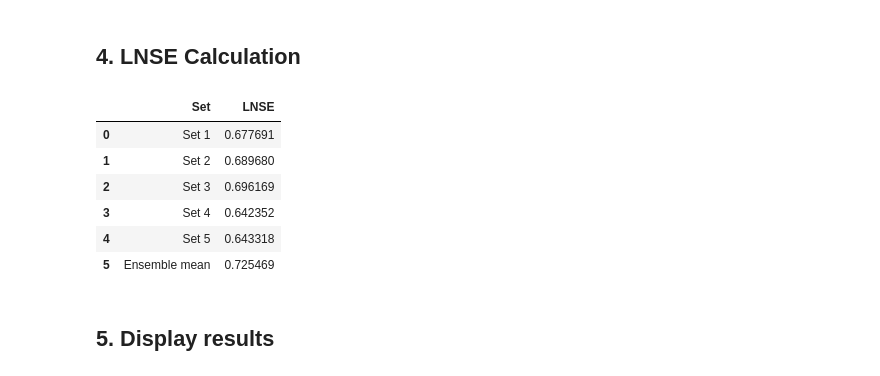
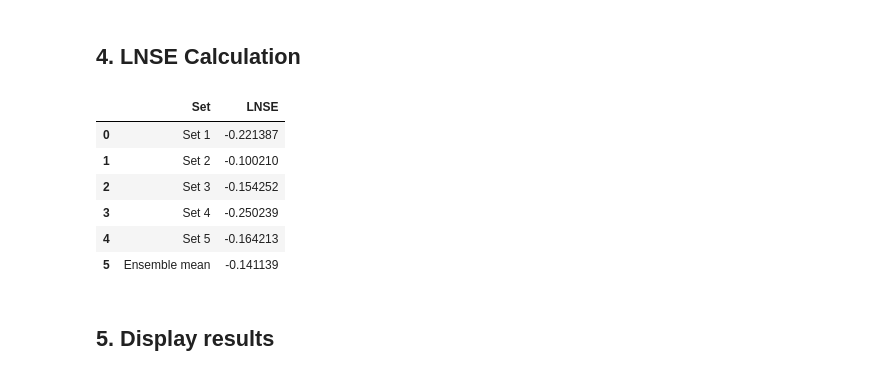
Before and after one commit to eWaterCycle/projects, a Jupyter notebook: Workyard/CMIP_Projections.ipynb, the cells around one changed output. Drawn from its saved outputs; the diff is of its cells as text; code cells hidden in the pictures.

```diff
--- a/Workyard/CMIP_Projections.ipynb
+++ b/Workyard/CMIP_Projections.ipynb
@@ -47,7 +51,11 @@ validation_end = "2009-12-31T00:00:00Z"
 # %%
 # Create pathways for ERA 5 forcings
 
-forcing_path_ERA5 = Path.home() / "BEP-maxime" / "Workyard" / "forcings" / "ERA5-1999-2009"
+forcing_path_ERA5 = Path.home() / "BEP-maxime" / "Workyard" / "forcings" / f"ERA5-{start_year}-{end_year}"
+
+forcing_path_CMIP = Path.home() / "BEP-maxime" / "Workyard" / "forcings" / "CMIP6" / "historical" / f"CMIP6-{start_year}-{end_year}"
+
+forcing_path_QDM = Path.home() / "BEP-maxime" / "Workyard" / "forcings" / "CMIP6" / "historical" / f"CMIP6-QDM-{start_year}-{end_year}"
 
 discharge_file = Path.home() / "BEP-maxime" / "Workyard" / "07DA001_discharge_daily_withoutmissing.csv"
 
@@ -111,19 +119,29 @@ plt.show()
 ### Generate/Load CMIP6 data
 # %%
 # Generate data
-CMIP_dataset = {'dataset': 'MPI-ESM1-2-HR', 'project': 'CMIP6', 'grid' : 'gn', 'exp': 'historical', 'ensemble': 'r1i1p1f1'}
+# CMIP_dataset = {'dataset': 'MPI-ESM1-2-HR', 'project': 'CMIP6', 'grid' : 'gn', 'exp': 'historical', 'ensemble': 'r1i1p1f1'}
 
-CMIP_forcing = ewatercycle.forcing.sources["LumpedMakkinkForcing"].generate(
-    dataset=CMIP_dataset,
-   start_time=validation_start,
-   end_time=validation_end,
-   shape=shape_file,
-)
+# CMIP_forcing = ewatercycle.forcing.sources["LumpedMakkinkForcing"].generate(
+#     dataset=CMIP_dataset,
+#    start_time=validation_start,
+#    end_time=validation_end,
+#    shape=shape_file,
+# )
+# CMIP_forcing_QDM = ewatercycle.forcing.sources["LumpedMakkinkForcing"].generate(
+#     dataset=CMIP_dataset,
+#    start_time=validation_start,
+#    end_time=validation_end,
+#    shape=shape_file,
+# )
 
 # Load data
 
 ERA5_forcing = ewatercycle.forcing.sources["LumpedMakkinkForcing"].load(directory=forcing_path_ERA5)
 
+CMIP_forcing = ewatercycle.forcing.sources["LumpedMakkinkForcing"].load(directory=forcing_path_CMIP)
+
+# QDM_forcing = ewatercycle.forcing.sources["LumpedMakkinkForcing"].load(directory=forcing_path_QDM)
+
 print(ERA5_forcing)
 # %% [output]
 LumpedMakkinkForcing(
@@ -359,25 +399,31 @@ def lnse_ensemble(ensemble_data, lnse_start, lnse_end):
 # %%
 lnse_results_ERA5 = lnse_ensemble(
     ensemble_data=ensemble_data_ERA5,
     lnse_start=evaluation_start,
     lnse_end=validation_end_date
 )
 
 lnse_results_CMIP = lnse_ensemble(
     ensemble_data=ensemble_data_CMIP,
     lnse_start=evaluation_start,
     lnse_end=validation_end_date
 )
 
-lnse_results_ERA5
+# lnse_results_QDM = lnse_ensemble(
+#     ensemble_data=ensemble_data_QDM,
+#     lnse_start=evaluation_start,
+#     lnse_end=validation_end_date
+# )
+
+lnse_results_CMIP
 # %% [output]
 |  | Set | LNSE |
-| 0 | Set 1 | 0.677691 |
-| 1 | Set 2 | 0.689680 |
-| 2 | Set 3 | 0.696169 |
-| 3 | Set 4 | 0.642352 |
-| 4 | Set 5 | 0.643318 |
-| 5 | Ensemble mean | 0.725469 |
+| 0 | Set 1 | -0.221387 |
+| 1 | Set 2 | -0.100210 |
+| 2 | Set 3 | -0.154252 |
+| 3 | Set 4 | -0.250239 |
+| 4 | Set 5 | -0.164213 |
+| 5 | Ensemble mean | -0.141139 |
 # %% [markdown]
 ## 5. Display results
 # %%
```
Also changed, not shown: parts of 17 cells of this notebook.
